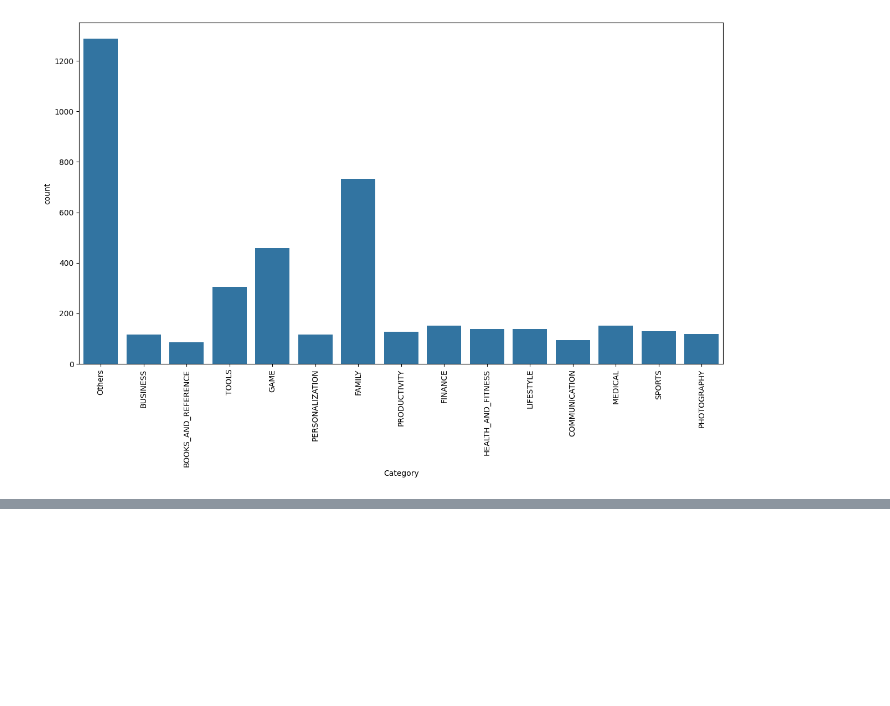
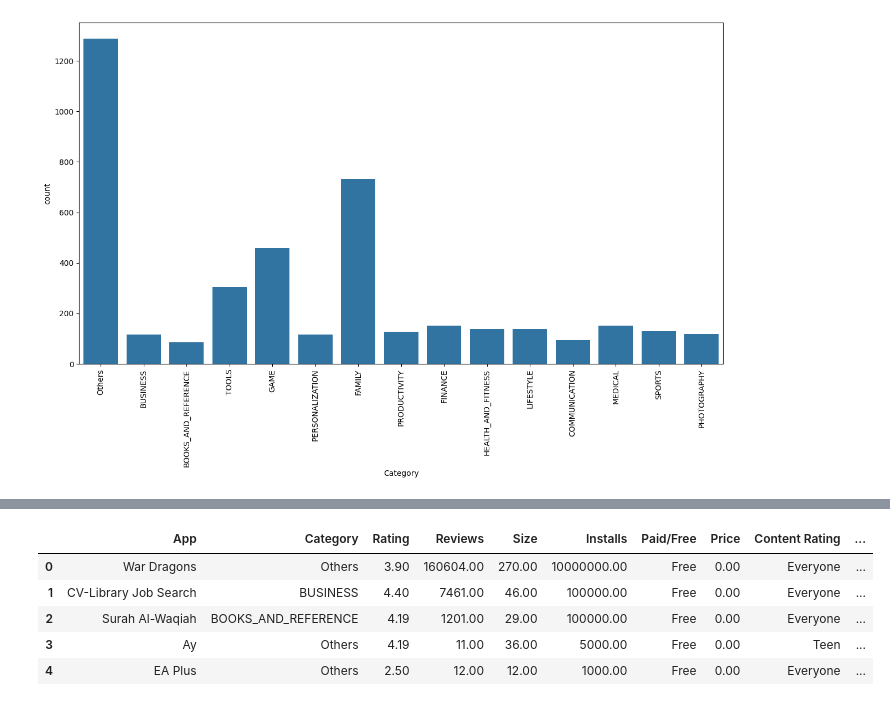
Before and after one commit to HunterKane/University-of-Texas-AI-ML-Projects-, a Jupyter notebook: Practice 1 Google Play Store Case Study - EDA Analysis/Google_Play_Store_Case_Study.ipynb, the cells around one changed output, grey strips where cells are left out. Drawn from its saved outputs; the diff is of its cells as text; code cells hidden in the pictures; blank space fills up the shorter version.

Commit message:
Updated EDA
Completed category and price EDA

```diff
--- a/Practice 1 Google Play Store Case Study - EDA Analysis/Google_Play_Store_Case_Study.ipynb
+++ b/Practice 1 Google Play Store Case Study - EDA Analysis/Google_Play_Store_Case_Study.ipynb
@@ -324,0 +361,9 @@ plt.xticks(rotation=90);
+# %%
+df.head()
+# %% [output]
+|  | App | Category | Rating | Reviews | Size | Installs | Paid/Free | Price | Content Rating | ... |
+| 0 | War Dragons | Others | 3.90 | 160604.00 | 270.00 | 10000000.00 | Free | 0.00 | Everyone | ... |
+| 1 | CV-Library Job Search | BUSINESS | 4.40 | 7461.00 | 46.00 | 100000.00 | Free | 0.00 | Everyone | ... |
+| 2 | Surah Al-Waqiah | BOOKS_AND_REFERENCE | 4.19 | 1201.00 | 29.00 | 100000.00 | Free | 0.00 | Everyone | ... |
+| 3 | Ay | Others | 4.19 | 11.00 | 36.00 | 5000.00 | Free | 0.00 | Teen | ... |
+| 4 | EA Plus | Others | 2.50 | 12.00 | 12.00 | 1000.00 | Free | 0.00 | Everyone | ... |
```
Also changed, not shown: parts of 7 cells of this notebook.
